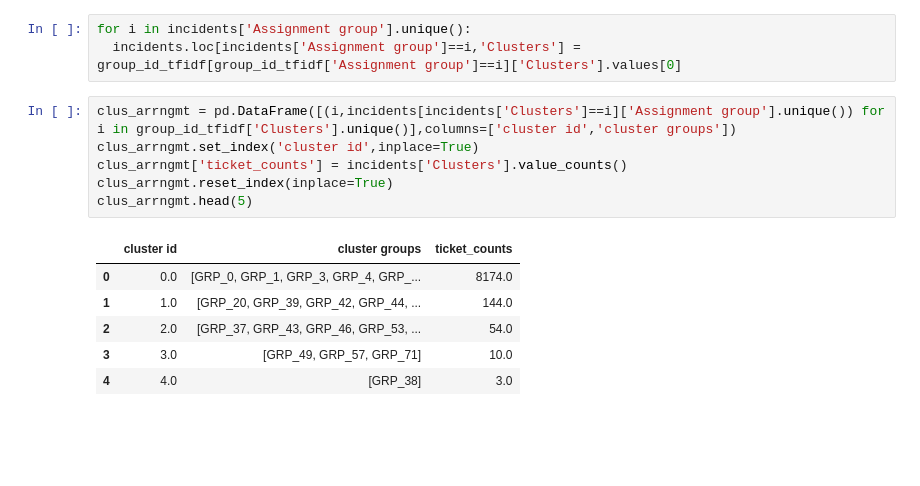
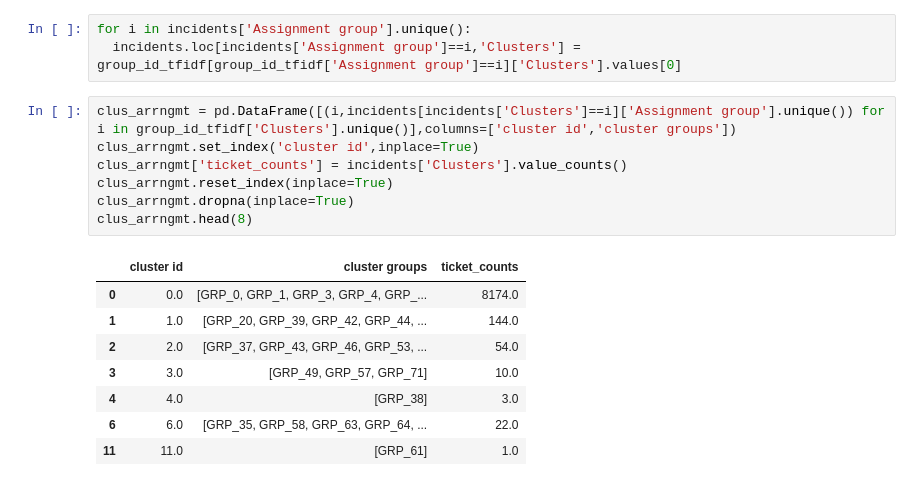
Before and after one commit to arvind2047/gl_capstone, a Jupyter notebook: TFIDF_Cluster_Details.ipynb, the cells around one changed output. Drawn from its saved outputs; the diff is of its cells as text; blank space fills up the shorter version.

```diff
--- a/TFIDF_Cluster_Details.ipynb
+++ b/TFIDF_Cluster_Details.ipynb
@@ -168,13 +168,16 @@ for i in incidents['Assignment group'].unique():
 # %%
 clus_arrngmt = pd.DataFrame([(i,incidents[incidents['Clusters']==i]['Assignment group'].unique()) for i in group_id_tfidf['Clusters'].unique()],columns=['cluster id','cluster groups'])
 clus_arrngmt.set_index('cluster id',inplace=True)
 clus_arrngmt['ticket_counts'] = incidents['Clusters'].value_counts()
 clus_arrngmt.reset_index(inplace=True)
-clus_arrngmt.head(5)
+clus_arrngmt.dropna(inplace=True)
+clus_arrngmt.head(8)
 # %% [output]
 |  | cluster id | cluster groups | ticket_counts |
 | 0 | 0.0 | [GRP_0, GRP_1, GRP_3, GRP_4, GRP_... | 8174.0 |
 | 1 | 1.0 | [GRP_20, GRP_39, GRP_42, GRP_44, ... | 144.0 |
 | 2 | 2.0 | [GRP_37, GRP_43, GRP_46, GRP_53, ... | 54.0 |
 | 3 | 3.0 | [GRP_49, GRP_57, GRP_71] | 10.0 |
 | 4 | 4.0 | [GRP_38] | 3.0 |
+| 6 | 6.0 | [GRP_35, GRP_58, GRP_63, GRP_64, ... | 22.0 |
+| 11 | 11.0 | [GRP_61] | 1.0 |
```
